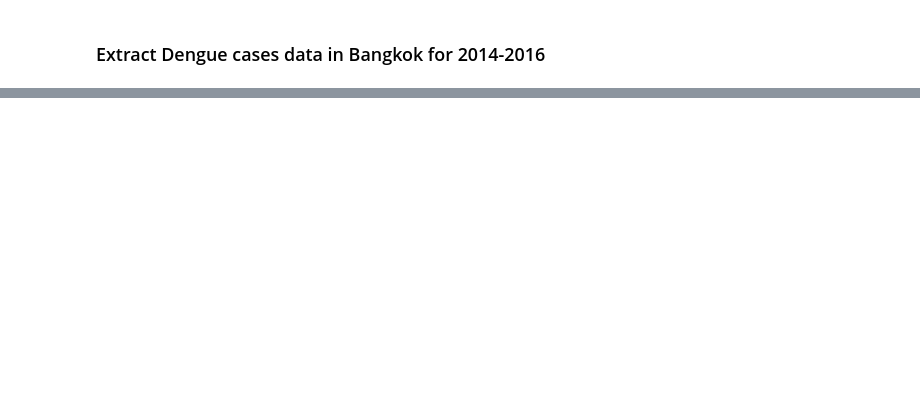
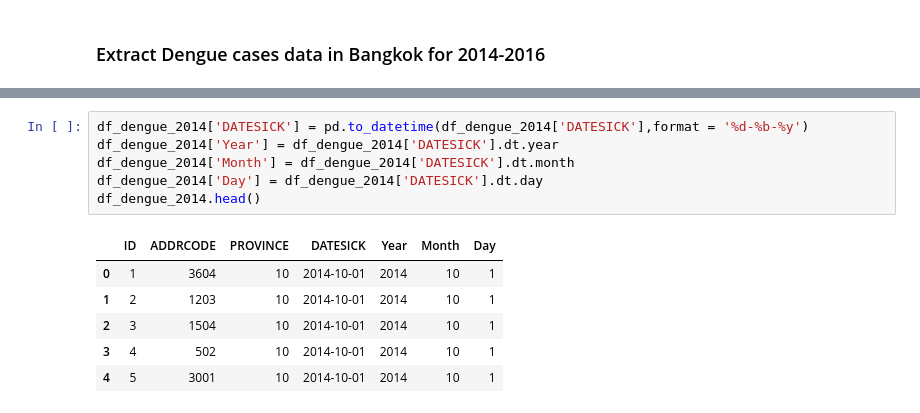
Before and after one commit to boonpakornn/dengue_data_statistic, a Jupyter notebook: Data Statistics.ipynb, the cells around one changed output, grey strips where cells are left out. Saved outputs shown, nothing was run; the diff lists cells and outputs as text; blank space fills up the shorter version.

```diff
--- a/Data Statistics.ipynb
+++ b/Data Statistics.ipynb
@@ -686,0 +318,13 @@ df_bs_bangkok.head()
+# %%
+df_dengue_2014['DATESICK'] = pd.to_datetime(df_dengue_2014['DATESICK'],format = '%d-%b-%y')
+df_dengue_2014['Year'] = df_dengue_2014['DATESICK'].dt.year
+df_dengue_2014['Month'] = df_dengue_2014['DATESICK'].dt.month
+df_dengue_2014['Day'] = df_dengue_2014['DATESICK'].dt.day
+df_dengue_2014.head()
+# %% [output]
+|  | ID | ADDRCODE | PROVINCE | DATESICK | Year | Month | Day |
+| 0 | 1 | 3604 | 10 | 2014-10-01 | 2014 | 10 | 1 |
+| 1 | 2 | 1203 | 10 | 2014-10-01 | 2014 | 10 | 1 |
+| 2 | 3 | 1504 | 10 | 2014-10-01 | 2014 | 10 | 1 |
+| 3 | 4 | 502 | 10 | 2014-10-01 | 2014 | 10 | 1 |
+| 4 | 5 | 3001 | 10 | 2014-10-01 | 2014 | 10 | 1 |
```
Also changed, not shown: parts of 90 cells of this notebook.
